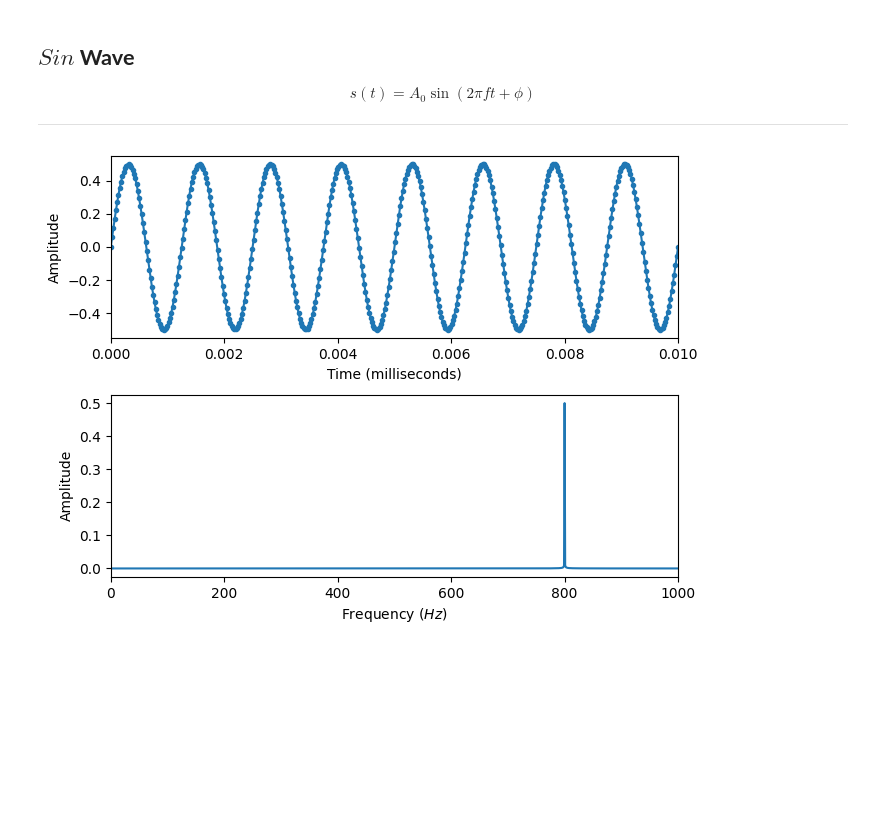
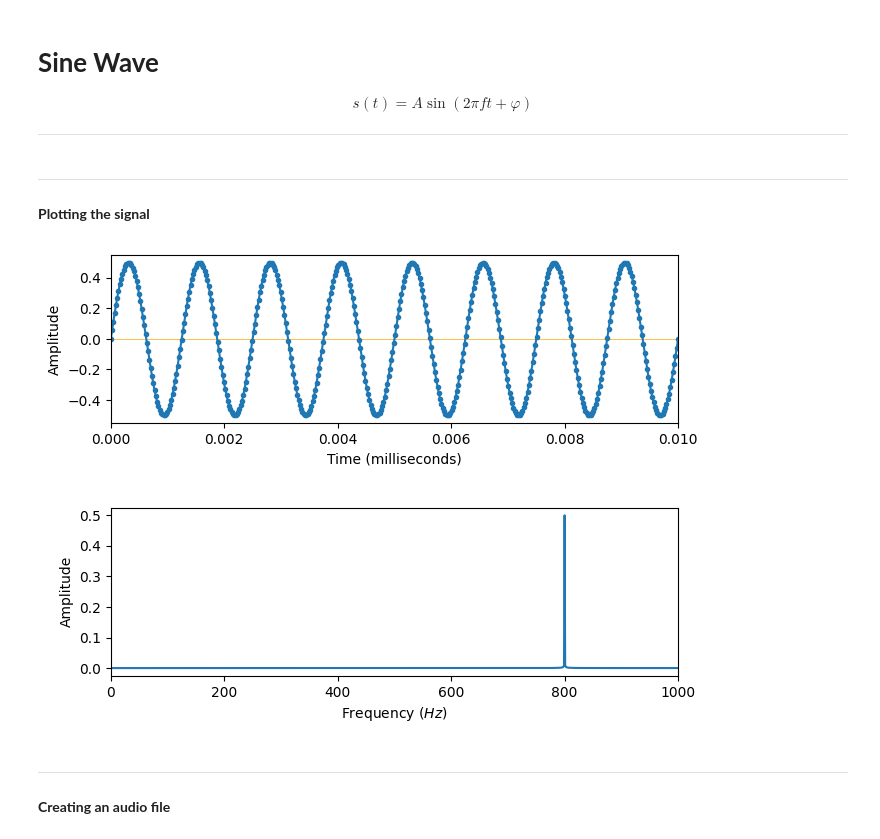
Before and after one commit to codenamesiriil/Python-sound, a Jupyter notebook: SinWave.ipynb, the cells around one changed output. Cells and saved outputs as stored; diff of their text form; code cells hidden in the pictures; blank space fills up the shorter version.

```diff
--- a/SinWave.ipynb
+++ b/SinWave.ipynb
@@ -1,8 +1,8 @@
 # %% [markdown]
-## **$Sin$ Wave**
+# **Sine Wave**
 
 $$
-s(t)=A_0\sin(2\pi f t+\phi)
+s(t)=A\sin(2\pi f t+\varphi)
 $$
 
 ---
@@ -20,29 +20,39 @@ sr  = 44100   # sample rate
 dr  = 1       # duration
 fq  = 800     # frequency in Hz
 amp = 0.5     # amplitude
+phs = 0       # phase
 
-timev  = np.linspace(0, dr, dr*sr)
-signal = amp*np.sin(2*np.pi*fq*timev)
+timev  = np.linspace(0, dr, dr*sr)           # creating a time vector
+signal = amp*np.sin(2*np.pi*fq*timev+phs)    # generating a signal
 
-x = np.fft.fft(signal)
-x_mag = np.abs(x) / sr*2
+sig_fft  = np.fft.fft(signal)                # fast fourier transfer
+sig_fftn = np.abs(sig_fft) / sr*2            # normalizing values for plot
+# %% [markdown]
+---
+
+#### **Plotting the signal**
 # %%
 fig, [ax1, ax2] = plt.subplots(nrows=2, ncols=1)
-fig.tight_layout(h_pad=2)
+fig.tight_layout(h_pad=4)
 
+# ploting wave form
+ax1.hlines(y=0, xmin=0, xmax=0.01, linewidth= 0.5, color='orange')
 ax1.plot(timev, signal, '.-')
 ax1.set_xlabel('Time (milliseconds)')
 ax1.set_ylabel('Amplitude')
-ax1.set_xscale('linear')
 ax1.set_xlim(0, 0.01)
 
-ax2.plot(x_mag)
+# ploting frequency
+ax2.plot(sig_fftn)
 ax2.set_xlabel('Frequency ($Hz$)')
 ax2.set_ylabel('Amplitude')
-ax2.set_xscale('linear')
 ax2.set_xlim(0, 1000)
 
 plt.show()
 # %% [output]
-[figure, old version]
+[figure, new version]
+# %% [markdown]
+---
+
+#### **Creating an audio file**
 # %%
```
Also changed, not shown: parts of 1 cell of this notebook.
